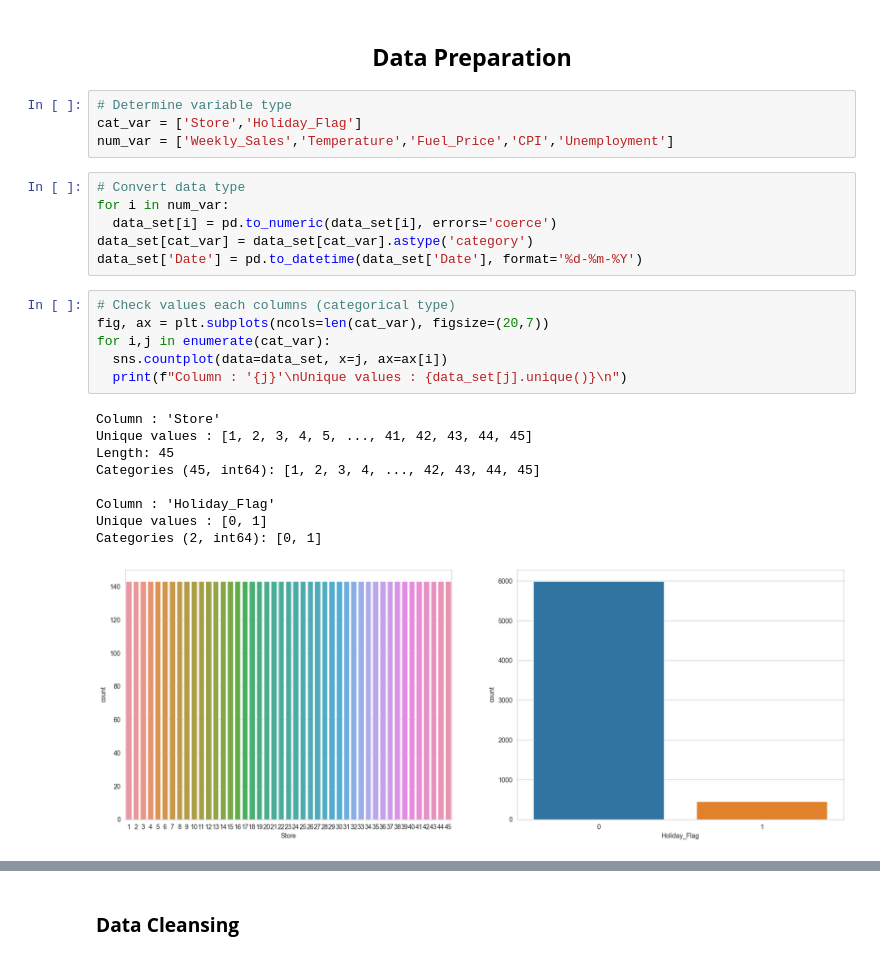
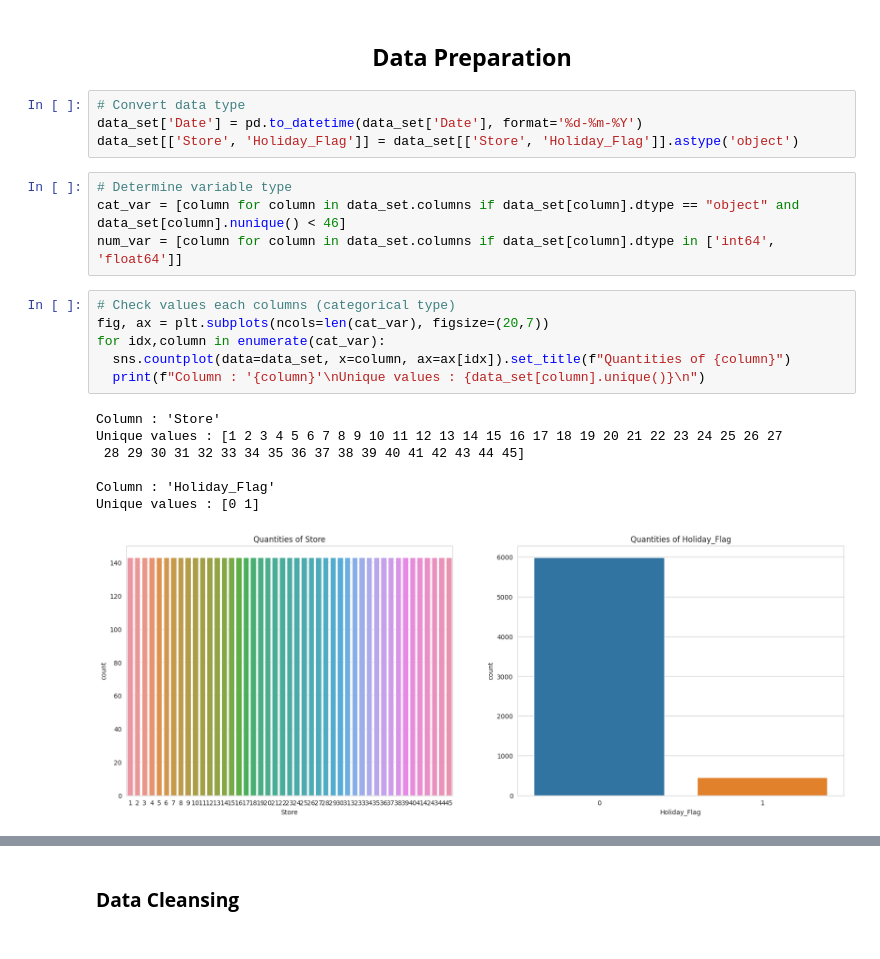
Before and after one commit to ENDYOU3/Walmart_sales_forecast, a Jupyter notebook: Analyzing Data Walmark.ipynb, the cells around one changed output, grey strips where cells are left out. Saved outputs shown, nothing was run; the diff lists cells and outputs as text.

```diff
--- a/Analyzing Data Walmark.ipynb
+++ b/Analyzing Data Walmark.ipynb
@@ -85,29 +84,25 @@ dtypes: float64(5), int64(2), object(1)
 memory usage: 402.3+ KB
 # %% [markdown]
 ## <center> **Data Preparation**
-# %%
-# Determine variable type
-cat_var = ['Store','Holiday_Flag']
-num_var = ['Weekly_Sales','Temperature','Fuel_Price','CPI','Unemployment']
 # %%
 # Convert data type
-for i in num_var:
-  data_set[i] = pd.to_numeric(data_set[i], errors='coerce')
-data_set[cat_var] = data_set[cat_var].astype('category')
 data_set['Date'] = pd.to_datetime(data_set['Date'], format='%d-%m-%Y')
+data_set[['Store', 'Holiday_Flag']] = data_set[['Store', 'Holiday_Flag']].astype('object')
+# %%
+# Determine variable type
+cat_var = [column for column in data_set.columns if data_set[column].dtype == "object" and data_set[column].nunique() < 46]
+num_var = [column for column in data_set.columns if data_set[column].dtype in ['int64', 'float64']]
 # %%
 # Check values each columns (categorical type)
 fig, ax = plt.subplots(ncols=len(cat_var), figsize=(20,7))
-for i,j in enumerate(cat_var):
-  sns.countplot(data=data_set, x=j, ax=ax[i])
-  print(f"Column : '{j}'\nUnique values : {data_set[j].unique()}\n")
+for idx,column in enumerate(cat_var):
+  sns.countplot(data=data_set, x=column, ax=ax[idx]).set_title(f"Quantities of {column}")
+  print(f"Column : '{column}'\nUnique values : {data_set[column].unique()}\n")
 # %% [output]
 Column : 'Store'
-Unique values : [1, 2, 3, 4, 5, ..., 41, 42, 43, 44, 45]
-Length: 45
-Categories (45, int64): [1, 2, 3, 4, ..., 42, 43, 44, 45]
+Unique values : [1 2 3 4 5 6 7 8 9 10 11 12 13 14 15 16 17 18 19 20 21 22 23 24 25 26 27
+ 28 29 30 31 32 33 34 35 36 37 38 39 40 41 42 43 44 45]
 
 Column : 'Holiday_Flag'
-Unique values : [0, 1]
-Categories (2, int64): [0, 1]
+Unique values : [0 1]
-[figure, old version]
+[figure, new version]
```
Also changed, not shown: parts of 49 cells of this notebook.
